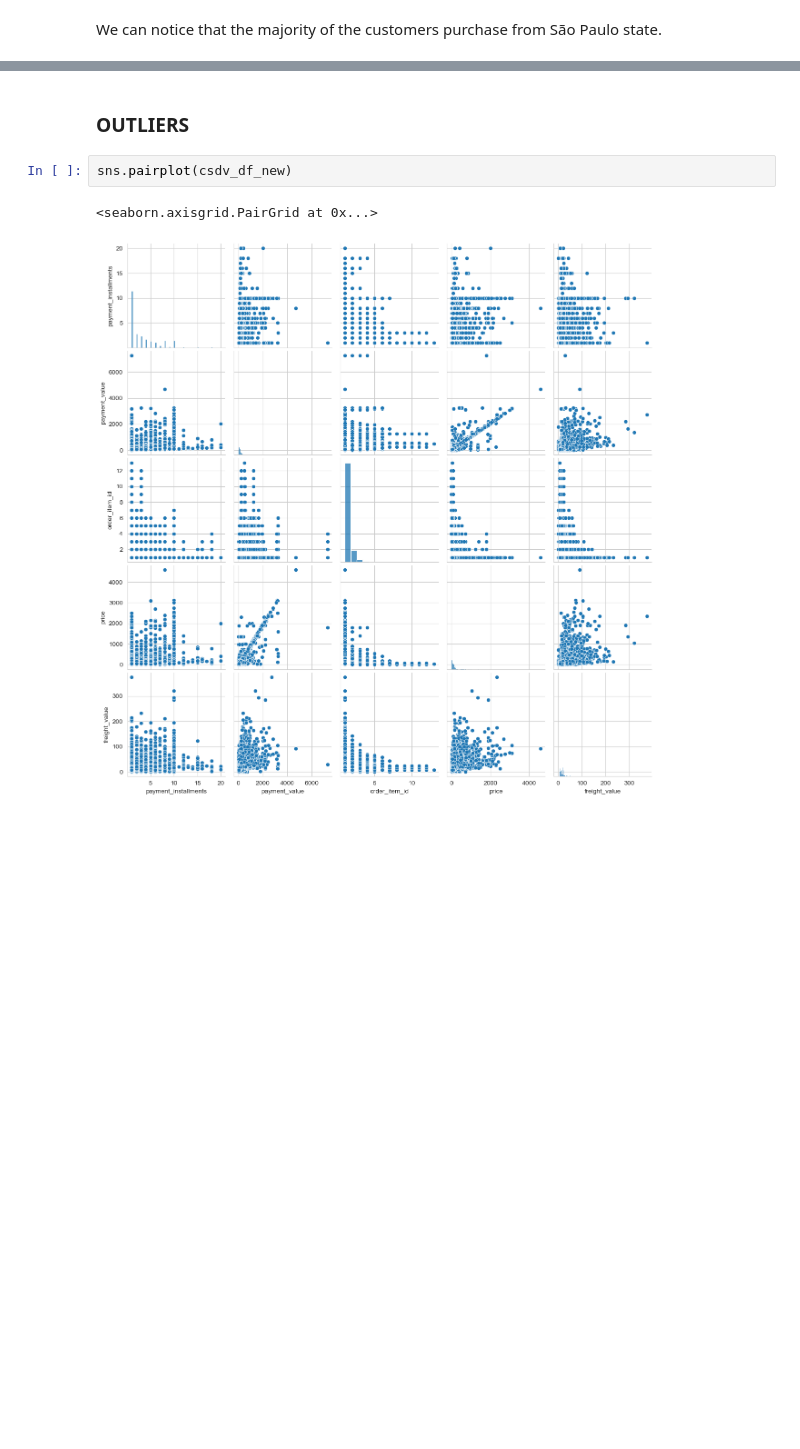
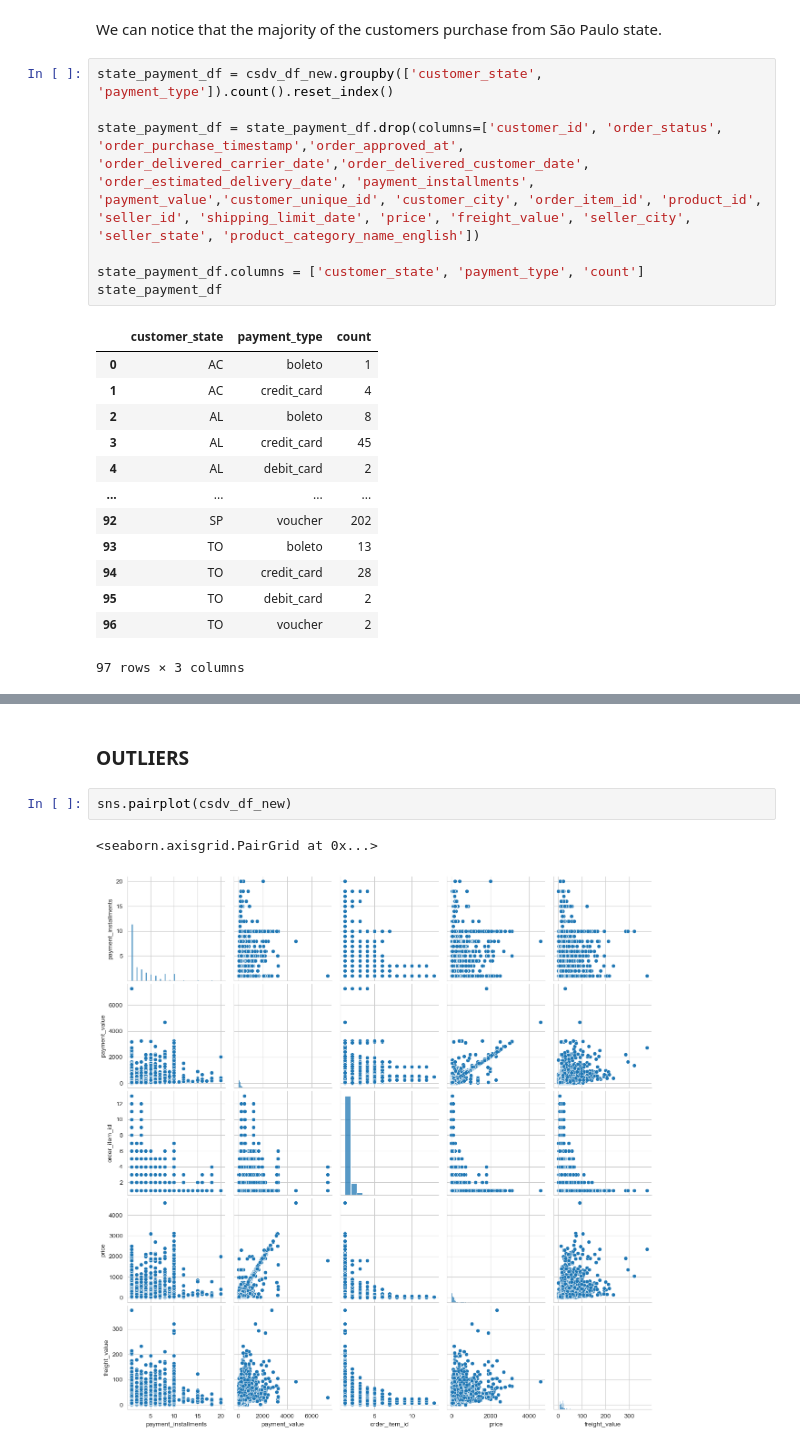
Before and after one commit to francescocapo/270341, a Jupyter notebook: main.ipynb, the cells around one changed output, grey strips where cells are left out. Cells and saved outputs as stored; diff of their text form; blank space fills up the shorter version.

```diff
--- a/main.ipynb
+++ b/main.ipynb
@@ -271,2 +264,23 @@ plt.show()
 # %% [markdown]
 We can notice that the majority of the customers purchase from São Paulo state.
+# %%
+state_payment_df = csdv_df_new.groupby(['customer_state', 'payment_type']).count().reset_index()
+
+state_payment_df = state_payment_df.drop(columns=['customer_id', 'order_status', 'order_purchase_timestamp','order_approved_at', 'order_delivered_carrier_date','order_delivered_customer_date', 'order_estimated_delivery_date', 'payment_installments', 'payment_value','customer_unique_id', 'customer_city', 'order_item_id', 'product_id', 'seller_id', 'shipping_limit_date', 'price', 'freight_value', 'seller_city', 'seller_state', 'product_category_name_english'])
+
+state_payment_df.columns = ['customer_state', 'payment_type', 'count']
+state_payment_df
+# %% [output]
+|  | customer_state | payment_type | count |
+| 0 | AC | boleto | 1 |
+| 1 | AC | credit_card | 4 |
+| 2 | AL | boleto | 8 |
+| 3 | AL | credit_card | 45 |
+| 4 | AL | debit_card | 2 |
+| ... | ... | ... | ... |
+| 92 | SP | voucher | 202 |
+| 93 | TO | boleto | 13 |
+| 94 | TO | credit_card | 28 |
+| 95 | TO | debit_card | 2 |
+| 96 | TO | voucher | 2 |
+97 rows × 3 columns
```
Also changed, not shown: parts of 12 cells of this notebook.
